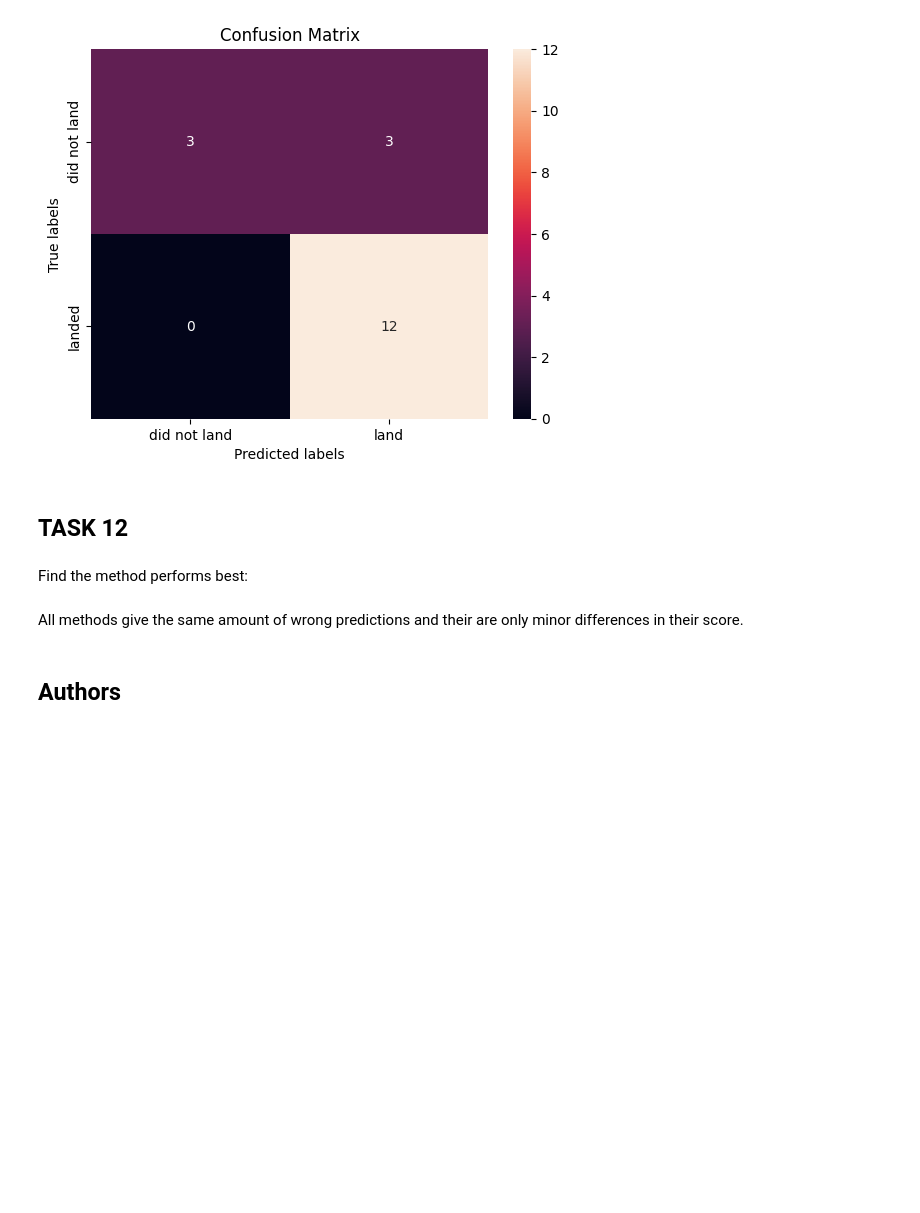
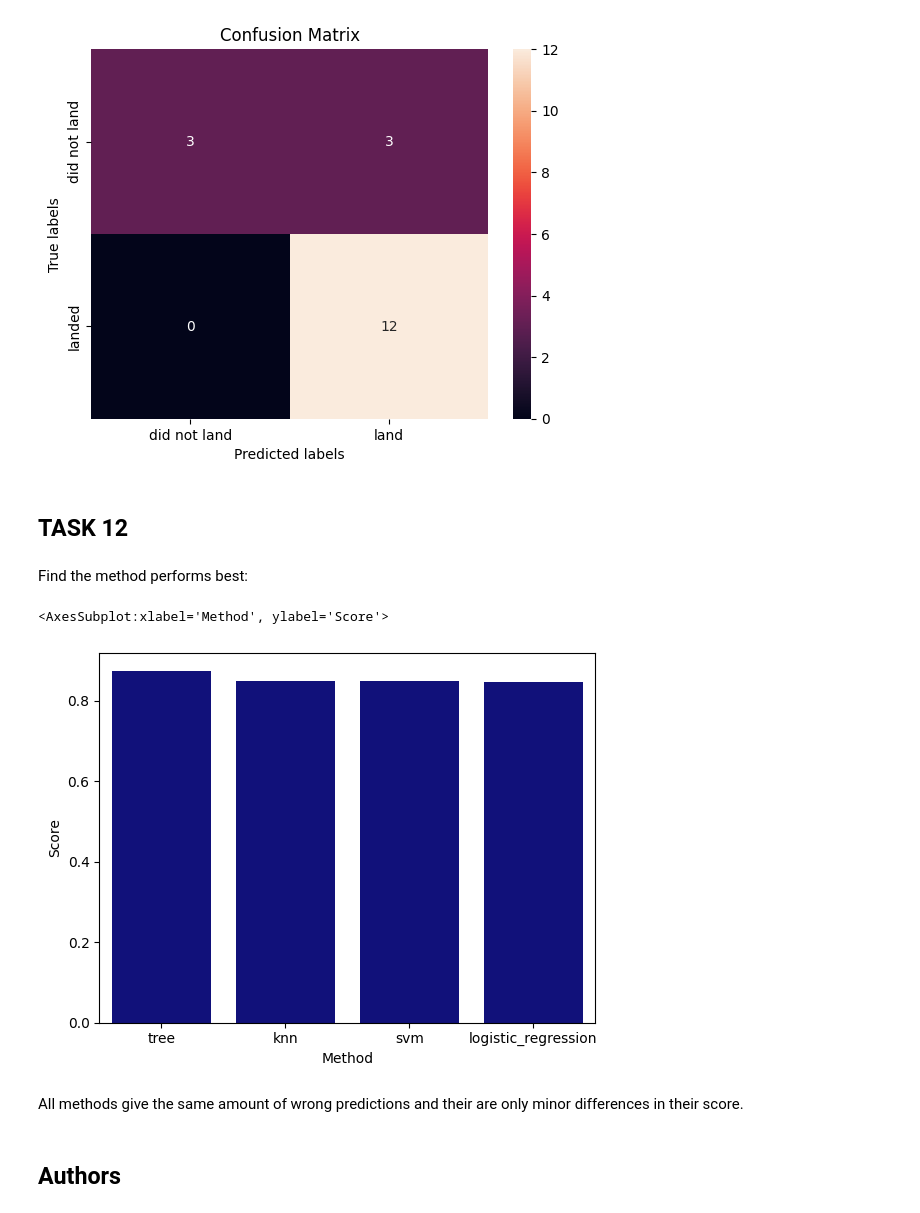
Before and after one commit to ndombrowski/IBM_DS_capstone, a Jupyter notebook: SpaceX_Machine_Learning_Prediction_Part_5.ipynb, the cells around one changed output. Cells and saved outputs as stored; diff of their text form; code cells hidden in the pictures; blank space fills up the shorter version.

```diff
--- a/SpaceX_Machine_Learning_Prediction_Part_5.ipynb
+++ b/SpaceX_Machine_Learning_Prediction_Part_5.ipynb
@@ -378,6 +377,18 @@ plot_confusion_matrix(Y_test,yhat)
 ## TASK  12
 # %% [markdown]
 Find the method performs best:
+# %%
+scores = {'logistic_regression':logreg_cv.best_score_, 'svm':svm_cv.best_score_, 'tree':tree_cv.best_score_, 'knn':knn_cv.best_score_}
+scores_df = pd.DataFrame({'Method': list(scores.keys()), 'Score': list(scores.values())})
+scores_df = scores_df.sort_values(by = "Score", ascending = False)
+# %%
+import seaborn as sns
+%matplotlib inline
+
+sns.barplot(data=scores_df, x="Method", y="Score", color = "darkblue")
+# %% [output]
+<AxesSubplot:xlabel='Method', ylabel='Score'>
+[figure, added]
 # %% [markdown]
 All methods give the same amount of wrong predictions and their are only minor differences in their score.
 # %% [markdown]
```
Also changed, not shown: parts of 3 cells of this notebook, 4 other files.
